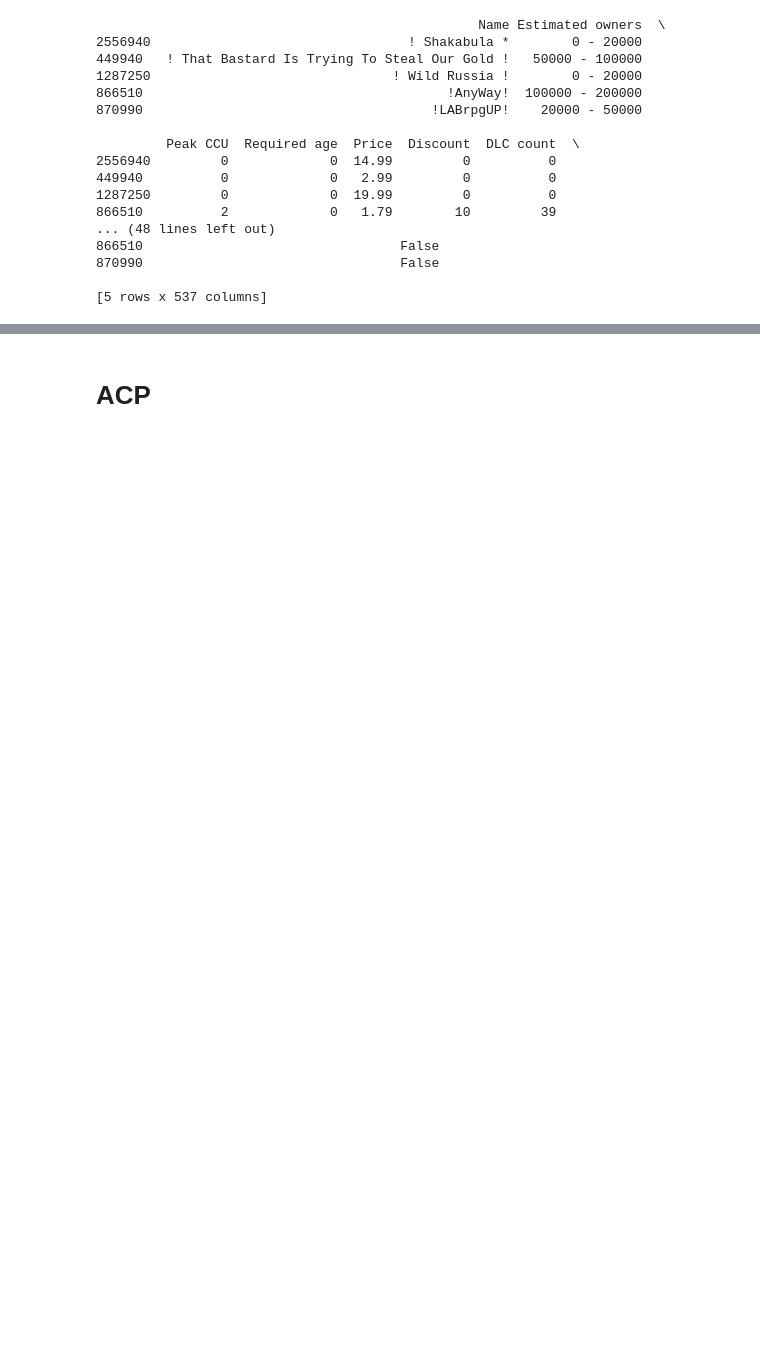
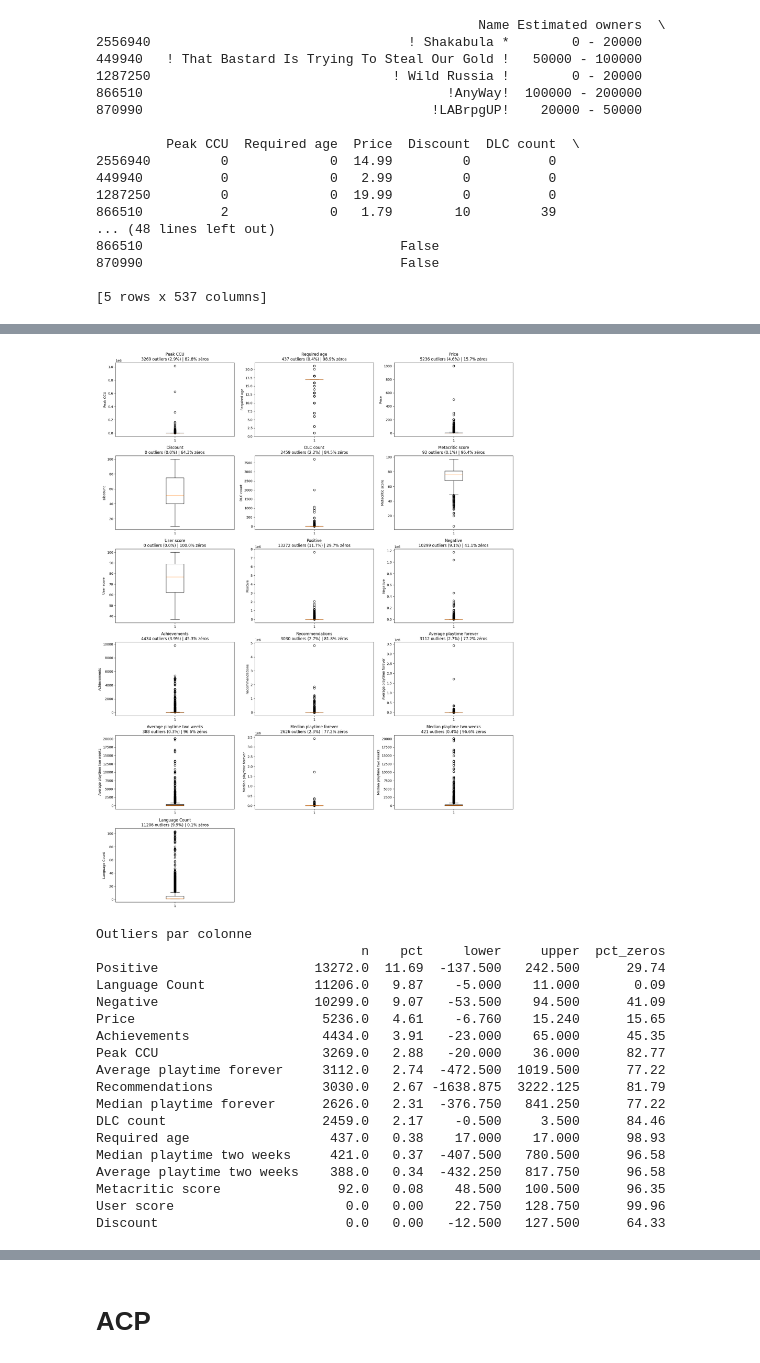
Before and after one commit to LjAquinox/Projet_Analyse_Steam, a Jupyter notebook: clean.ipynb, the cells around one changed output, grey strips where cells are left out. Cells and saved outputs as stored; diff of their text form; code cells hidden in the pictures; blank space fills up the shorter version.

```diff
--- a/clean.ipynb
+++ b/clean.ipynb
@@ -198,0 +278,61 @@ print(df2.head())
+# %%
+def plot_outliers_non_nuls(df, cols, ncols=3):
+    nrows = (len(cols) // ncols) + 1
+    fig, axes = plt.subplots(nrows, ncols, figsize=(18, 4*nrows))
+    axes = axes.flatten()
+
+    summary = {}
+    for i, col in enumerate(cols):
+        serie = df[col]
+        serie_nonzero = serie[serie != 0]  # uniquement les valeurs non-nulles
+
+        Q1, Q3 = serie_nonzero.quantile(0.25), serie_nonzero.quantile(0.75)
+        IQR = Q3 - Q1
+
+        mask_outliers = (serie != 0) & ((serie < Q1 - 1.5 * IQR) | (serie > Q3 + 1.5 * IQR))
+        n_outliers = mask_outliers.sum()
+        pct_outliers = 100 * n_outliers / len(serie)
+        pct_zeros = 100 * (serie == 0).sum() / len(serie)
+
+        summary[col] = {"n": n_outliers, "pct": round(pct_outliers, 2),
+                        "lower": Q1 - 1.5 * IQR, "upper": Q3 + 1.5 * IQR,
+                        "pct_zeros": round(pct_zeros, 2)}
+
+        axes[i].boxplot(serie_nonzero, vert=True)  # Boxplot sur les non-zéros
+        axes[i].set_title(f"{col}\n{n_outliers} outliers ({pct_outliers:.1f}%) | {pct_zeros:.1f}% zéros")
+        axes[i].set_ylabel(col)
+
+    # Masquer les axes inutilisés
+    for j in range(i + 1, len(axes)):
+        axes[j].set_visible(False)
+
+    plt.tight_layout()
+    plt.show()
+
+    summary_df = pd.DataFrame(summary).T.sort_values("pct", ascending=False)
+    print("\nOutliers par colonne")
+    print(summary_df.to_string())
+    return summary_df
+
+NUM_COLS = df2.select_dtypes(include=["number", "int64"])
+outlier_summary = plot_outliers_non_nuls(df2, NUM_COLS.columns)
+# %% [output]
+[figure, added]
+Outliers par colonne
+                                  n    pct     lower     upper  pct_zeros
+Positive                    13272.0  11.69  -137.500   242.500      29.74
+Language Count              11206.0   9.87    -5.000    11.000       0.09
+Negative                    10299.0   9.07   -53.500    94.500      41.09
+Price                        5236.0   4.61    -6.760    15.240      15.65
+Achievements                 4434.0   3.91   -23.000    65.000      45.35
+Peak CCU                     3269.0   2.88   -20.000    36.000      82.77
+Average playtime forever     3112.0   2.74  -472.500  1019.500      77.22
+Recommendations              3030.0   2.67 -1638.875  3222.125      81.79
+Median playtime forever      2626.0   2.31  -376.750   841.250      77.22
+DLC count                    2459.0   2.17    -0.500     3.500      84.46
+Required age                  437.0   0.38    17.000    17.000      98.93
+Median playtime two weeks     421.0   0.37  -407.500   780.500      96.58
+Average playtime two weeks    388.0   0.34  -432.250   817.750      96.58
+Metacritic score               92.0   0.08    48.500   100.500      96.35
+User score                      0.0   0.00    22.750   128.750      99.96
+Discount                        0.0   0.00   -12.500   127.500      64.33
```
Also changed, not shown: parts of 48 cells of this notebook, 1 other file.
